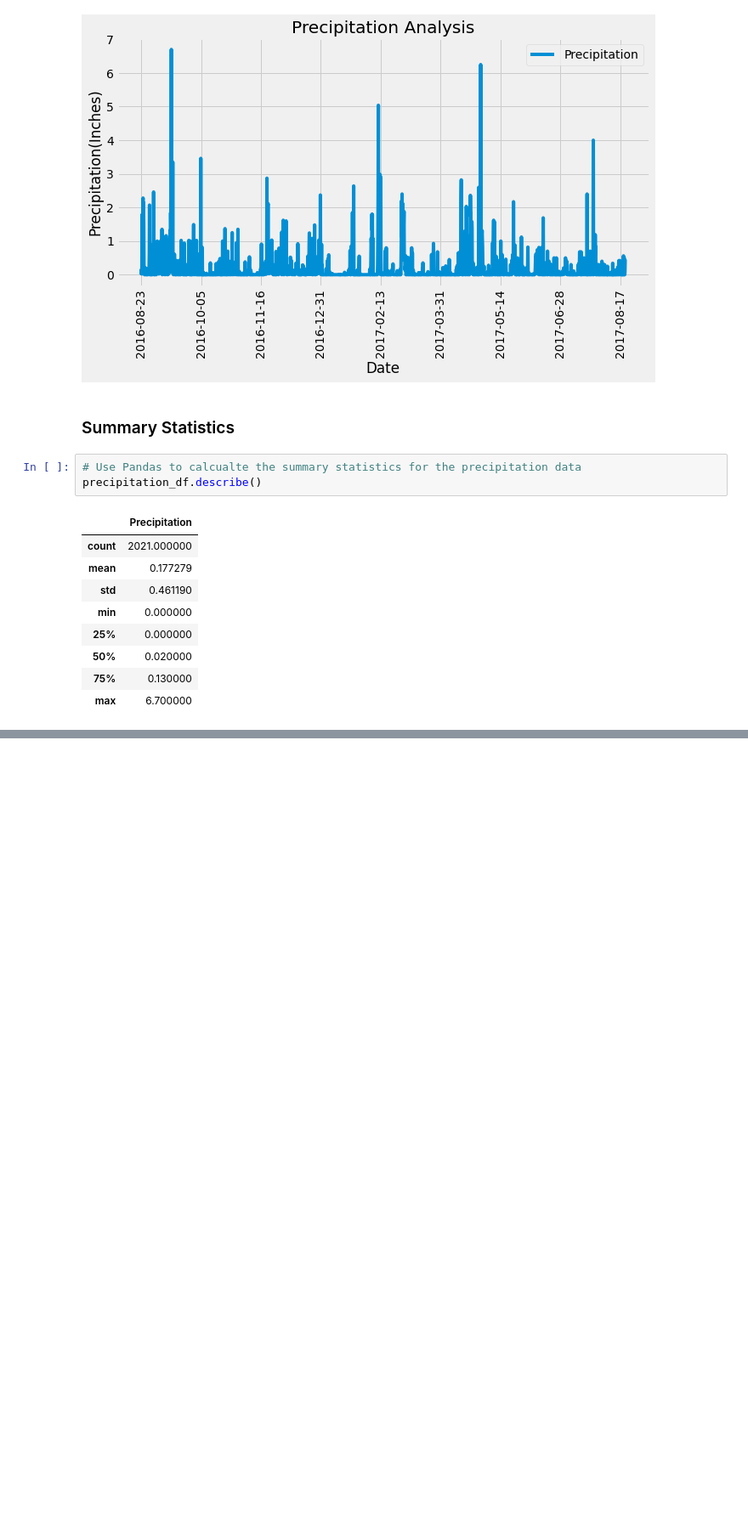
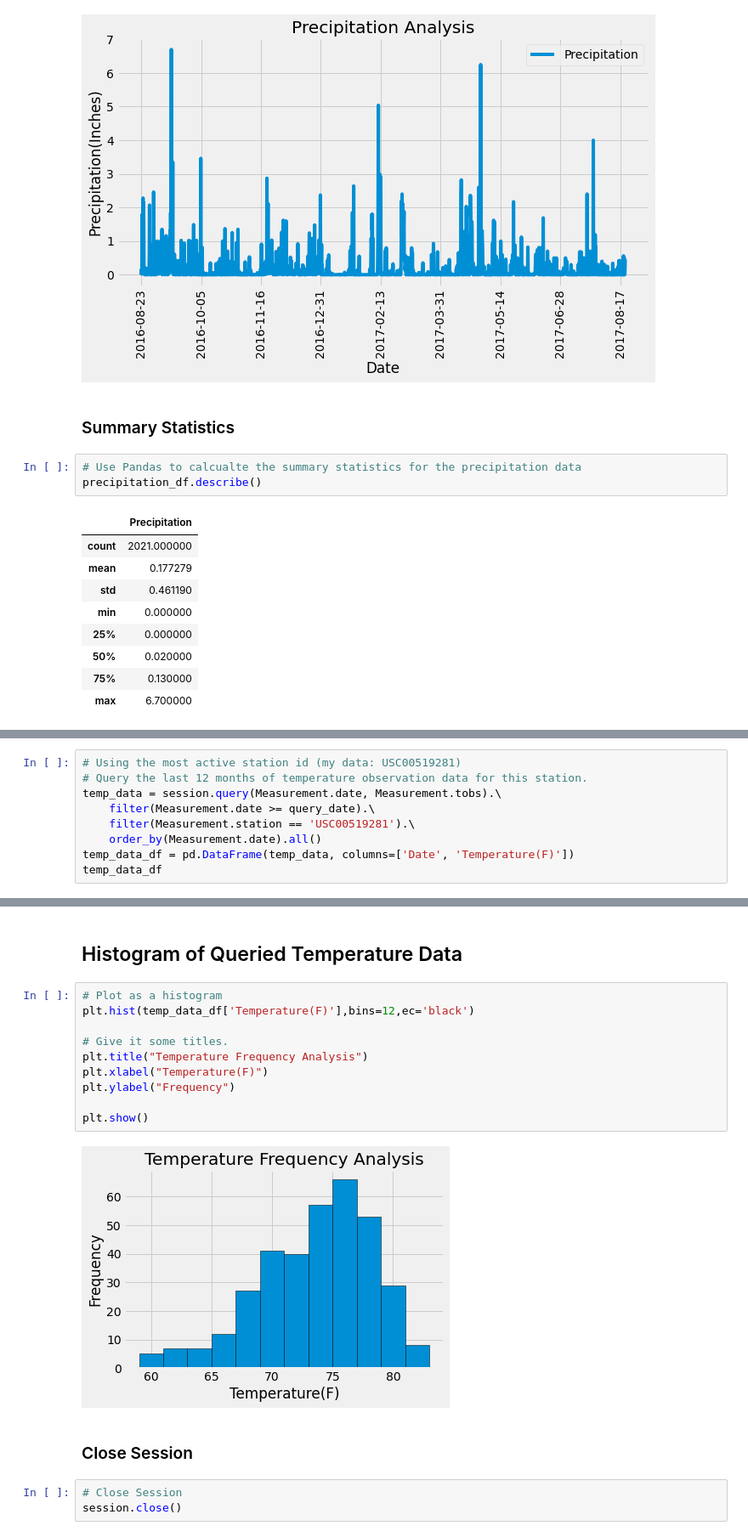
Before and after one commit to SColson82/Hawaii_Climate, a Jupyter notebook: Analysis/climate_analysis.ipynb, the cells around one changed output, grey strips where cells are left out. Shown at 85% size. Drawn from its saved outputs; the diff is of its cells as text; blank space fills up the shorter version.

Commit message:
Completed Exploratory Station Analysis

```diff
--- a/Analysis/climate_analysis.ipynb
+++ b/Analysis/climate_analysis.ipynb
@@ -141,0 +243,9 @@ session.close()
+# %%
+# Using the most active station id (my data: USC00519281)
+# Query the last 12 months of temperature observation data for this station.
+temp_data = session.query(Measurement.date, Measurement.tobs).\
+    filter(Measurement.date >= query_date).\
+    filter(Measurement.station == 'USC00519281').\
+    order_by(Measurement.date).all()
+temp_data_df = pd.DataFrame(temp_data, columns=['Date', 'Temperature(F)'])
+temp_data_df
@@ -141,0 +266,19 @@ session.close()
+# %% [markdown]
+## Histogram of Queried Temperature Data
+# %%
+# Plot as a histogram
+plt.hist(temp_data_df['Temperature(F)'],bins=12,ec='black')
+
+# Give it some titles.
+plt.title("Temperature Frequency Analysis")
+plt.xlabel("Temperature(F)")
+plt.ylabel("Frequency")
+
+plt.show()
+# %% [output]
+[figure, added]
+# %% [markdown]
+### Close Session
+# %%
+# Close Session
+session.close()
```
Also changed, not shown: parts of 25 cells of this notebook.
